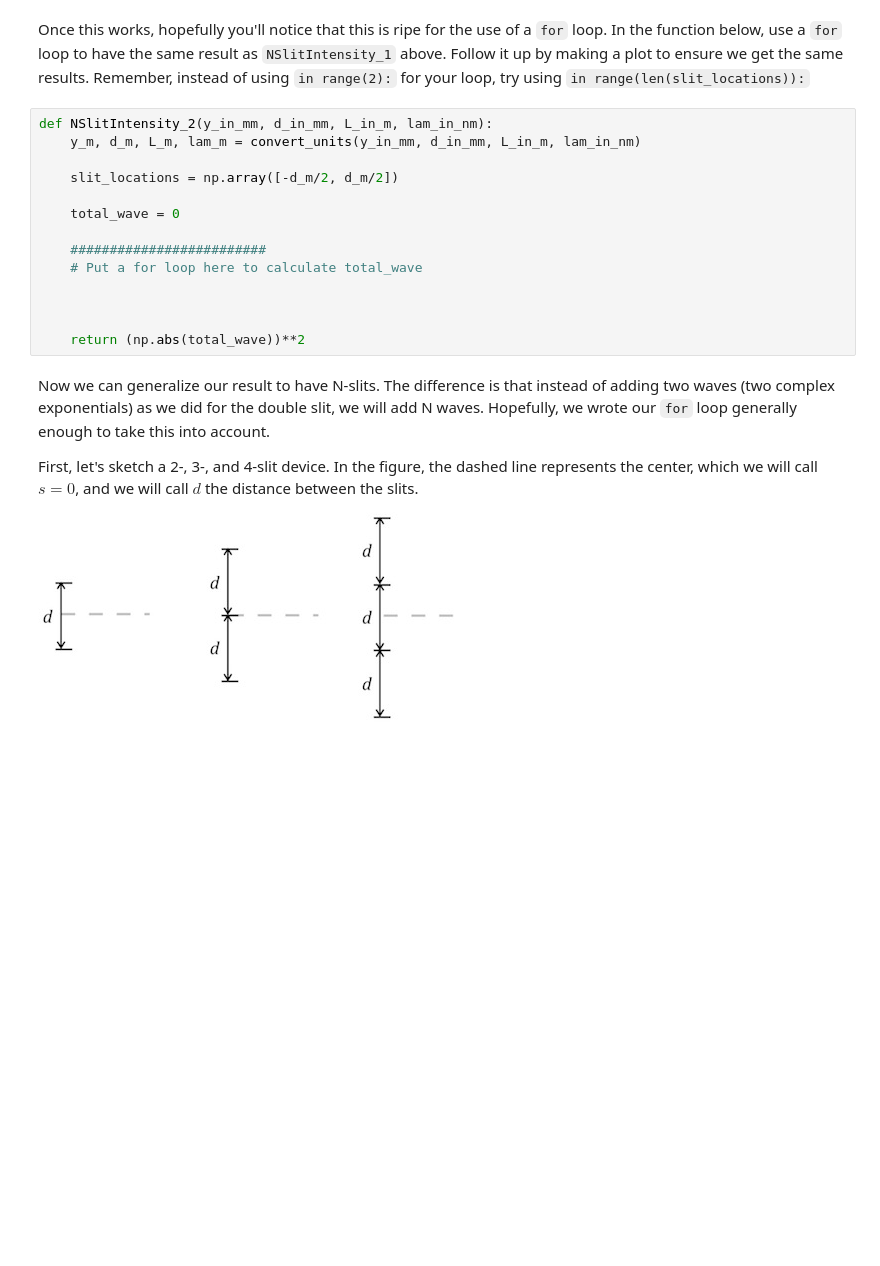
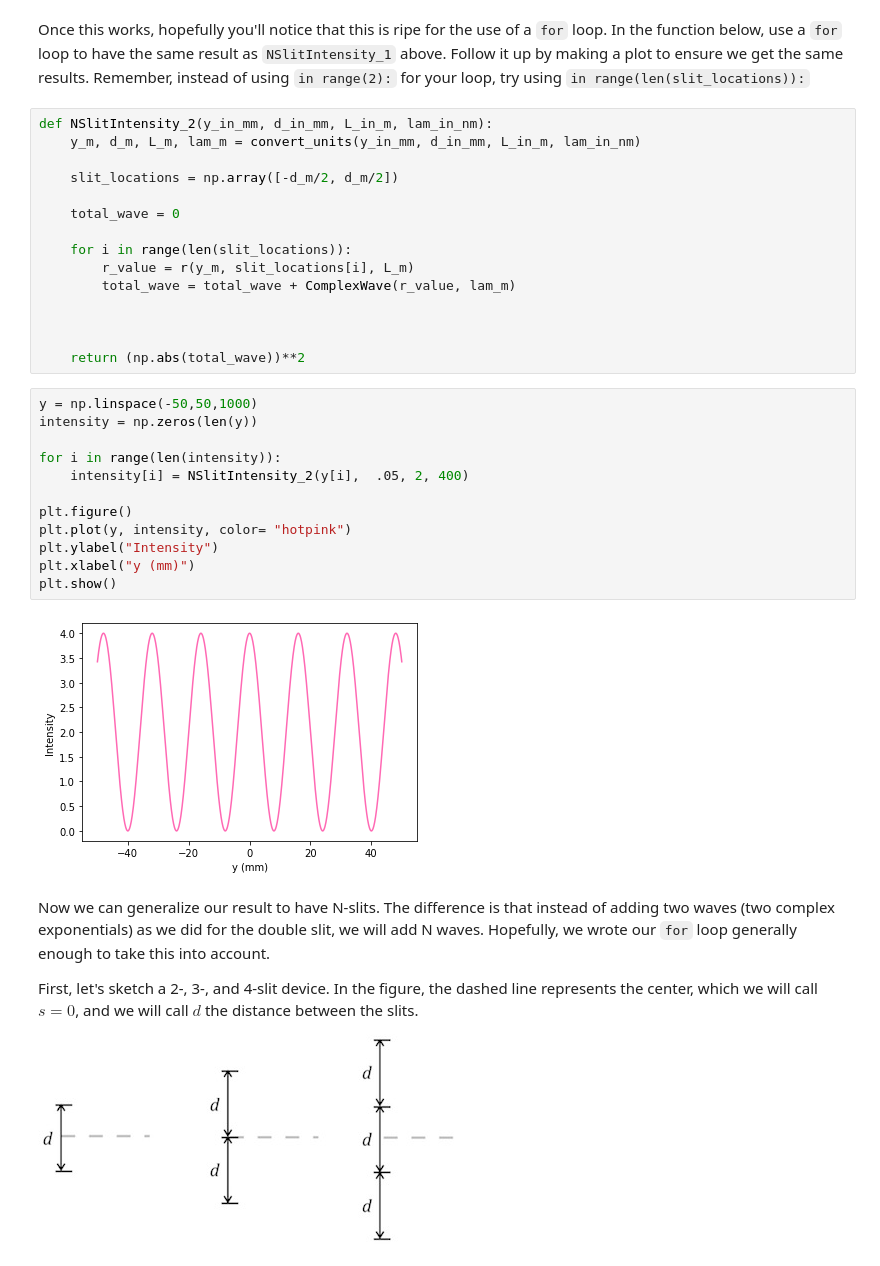
Before and after one commit to nuLABatUSD/IntroComputationLabs, a Jupyter notebook: Lab5_SP22.ipynb, the cells around one changed output. Drawn from its saved outputs; the diff is of its cells as text; blank space fills up the shorter version.

```diff
--- a/Lab5_SP22.ipynb
+++ b/Lab5_SP22.ipynb
@@ -88,12 +110,27 @@ def NSlitIntensity_2(y_in_mm, d_in_mm, L_in_m, lam_in_nm):
 
     total_wave = 0
 
-    #########################
-    # Put a for loop here to calculate total_wave
+    for i in range(len(slit_locations)):
+        r_value = r(y_m, slit_locations[i], L_m)
+        total_wave = total_wave + ComplexWave(r_value, lam_m)
 
 
 
     return (np.abs(total_wave))**2
+# %%
+y = np.linspace(-50,50,1000)
+intensity = np.zeros(len(y))
+
+for i in range(len(intensity)):
+    intensity[i] = NSlitIntensity_2(y[i],  .05, 2, 400)
+
+plt.figure()
+plt.plot(y, intensity, color= "hotpink")
+plt.ylabel("Intensity")
+plt.xlabel("y (mm)")
+plt.show()
+# %% [output]
+[figure, added]
 # %% [markdown]
 Now we can generalize our result to have N-slits.  The difference is that instead of adding two waves (two complex exponentials) as we did for the double slit, we will add N waves.  Hopefully, we wrote our ``for`` loop generally enough to take this into account.
 
```
Also changed, not shown: parts of 11 cells of this notebook.
